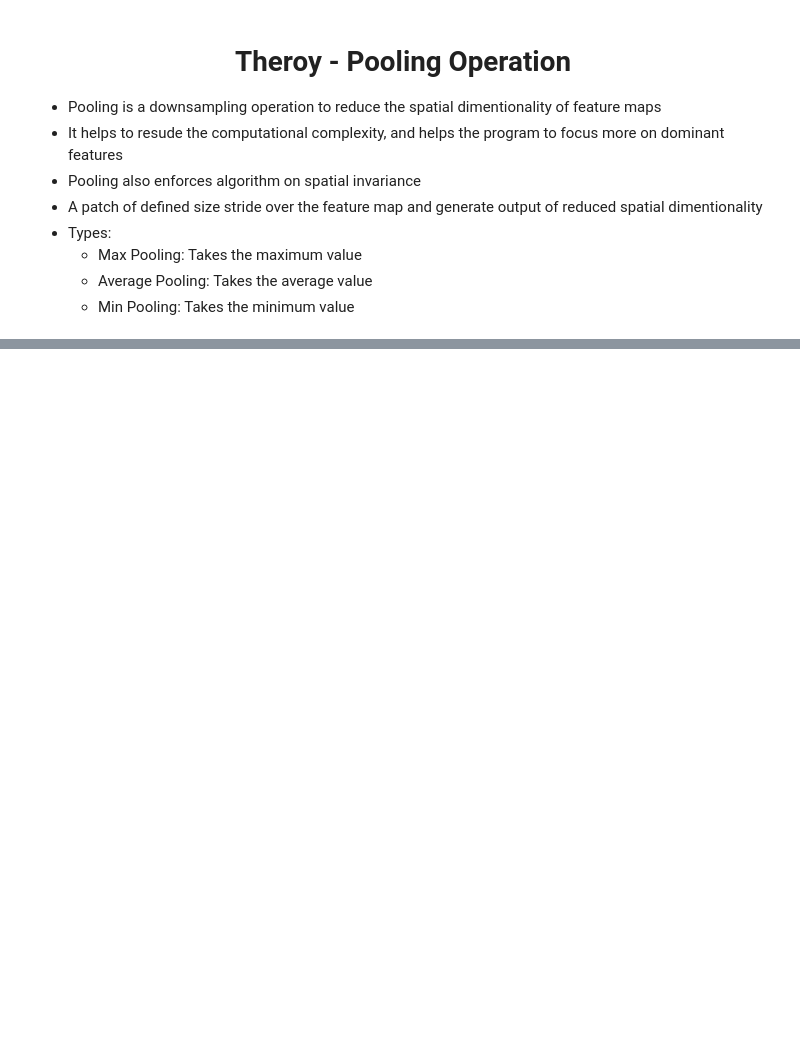
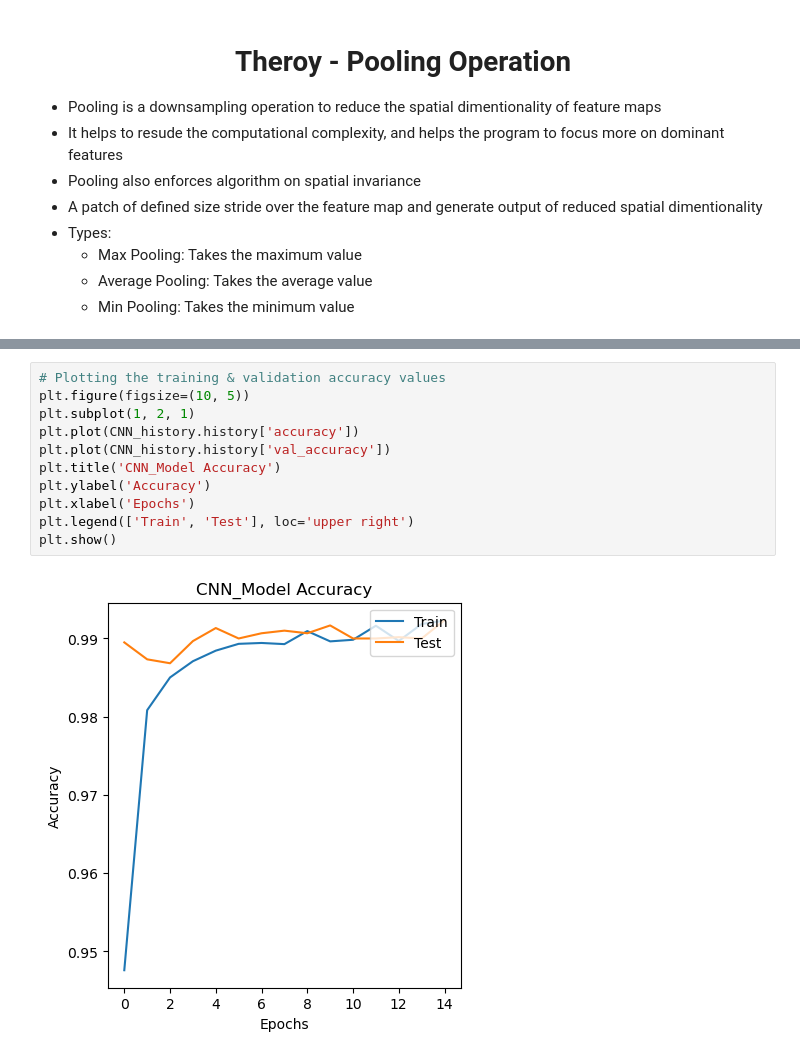
Before and after one commit to Rakeshkalivela/CNN_phy_project, a Jupyter notebook: CNN_tutorial.ipynb, the cells around one changed output, grey strips where cells are left out. Cells and saved outputs as stored; diff of their text form; blank space fills up the shorter version.

```diff
--- a/CNN_tutorial.ipynb
+++ b/CNN_tutorial.ipynb
@@ -79,0 +293,13 @@
+# %%
+# Plotting the training & validation accuracy values
+plt.figure(figsize=(10, 5))
+plt.subplot(1, 2, 1)
+plt.plot(CNN_history.history['accuracy'])
+plt.plot(CNN_history.history['val_accuracy'])
+plt.title('CNN_Model Accuracy')
+plt.ylabel('Accuracy')
+plt.xlabel('Epochs')
+plt.legend(['Train', 'Test'], loc='upper right')
+plt.show()
+# %% [output]
+[figure, added]
```
Also changed, not shown: parts of 29 cells of this notebook, 2 other files.
